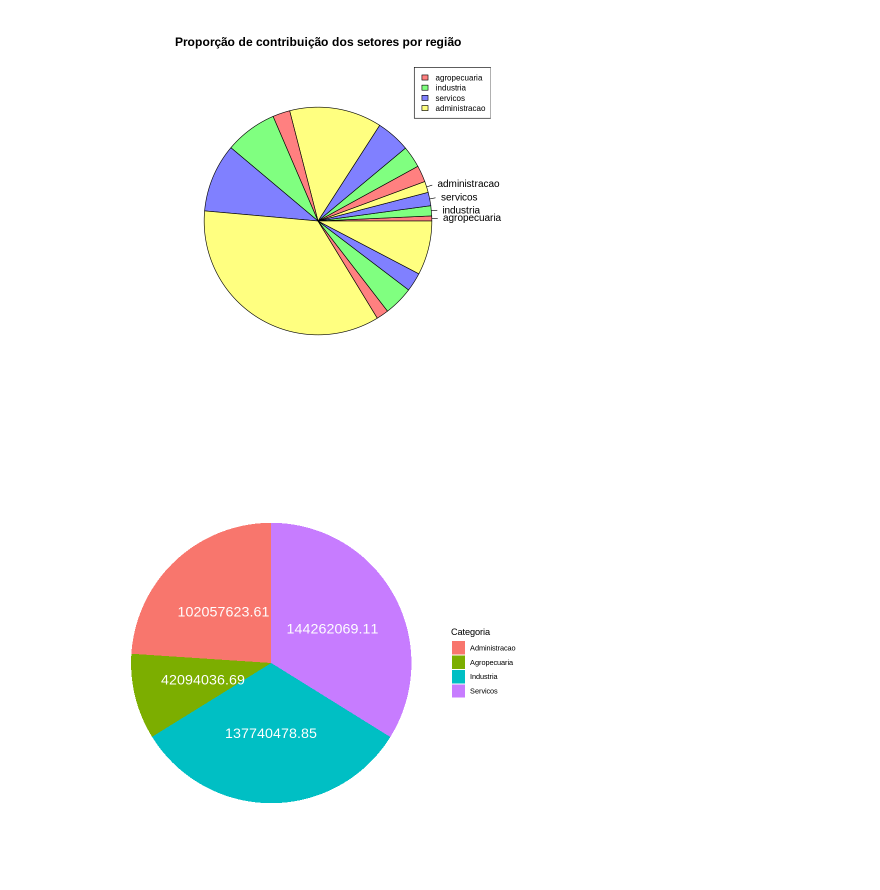
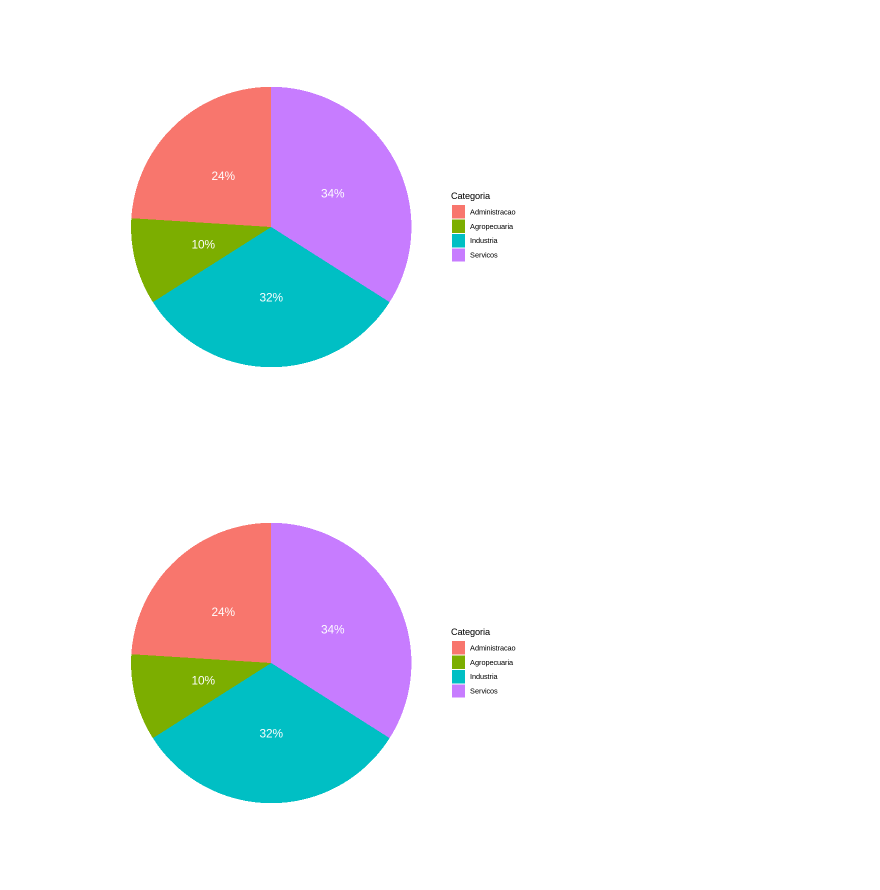
Before and after one commit to BrunoLoducca/Machine-Learning---Dados-com-Altas-Dimens-es, a Jupyter notebook: trabalho_estatistica_grafico_de_pizza.ipynb, the cells around one changed output. Drawn from its saved outputs; the diff is of its cells as text; code cells hidden in the pictures.

```diff
--- a/trabalho_estatistica_grafico_de_pizza.ipynb
+++ b/trabalho_estatistica_grafico_de_pizza.ipynb
@@ -156,6 +292,11 @@ print("")
 
 valores_administracao_Sul  = sum(valores_adicionados_Sul$Valor.adicionado.bruto.da.Administração..defesa..educação.e.saúde.públicas.e.seguridade.social...a.preços.correntes..R..1.000.)
 valores_administracao_Sul
+
+print("")
+
+totais_sul = valores_agropecuaria_Sul + valores_industria_Sul + valores_servicos_Sul + valores_administracao_Sul
+totais_sul
 # %% [output]
 A data.frame: 6 × 9
 |  | Nome.da.Grande.Região | Sigla.da.Unidade.da.Federação | Nome.da.Unidade.da.Federação | Nome.do.Município | ... |
@@ -197,6 +376,9 @@ print("")
 
 valores_administracao_Sudeste = sum(valores_adicionados_Sudeste$Valor.adicionado.bruto.da.Administração..defesa..educação.e.saúde.públicas.e.seguridade.social...a.preços.correntes..R..1.000.)
 valores_administracao_Sudeste
+
+totais_sudeste = valores_agropecuaria_Sudeste + valores_industria_Sudeste + valores_servicos_Sudeste + valores_administracao_Sudeste
+totais_sudeste
 # %% [output]
 A data.frame: 6 × 9
 |  | Nome.da.Grande.Região | Sigla.da.Unidade.da.Federação | Nome.da.Unidade.da.Federação | Nome.do.Município | ... |
@@ -217,13 +444,13 @@ A data.frame: 6 × 9
 # %%
 região = c("Norte", "Nordeste", "Sul", "Sudeste")
 
-agropecuaria = c(valores_agropecuaria_Norte, valores_agropecuaria_Nordeste, valores_agropecuaria_Sul, valores_agropecuaria_Sudeste)
+agropecuaria = c(proporcao_agro_norte, proporcao_agro_nordeste, proporcao_agro_sul, proporcao_agro_sudeste)
 
-industria = c(valores_industria_Norte, valores_industria_Nordeste, valores_industria_Sul, valores_industria_Sudeste)
+industria = c(proporcao_industria_norte, proporcao_industria_nordeste, proporcao_industria_sul, proporcao_industria_sudeste)
 
-servicos = c(valores_servicos_Norte, valores_servicos_Nordeste, valores_servicos_Sul, valores_servicos_Sudeste)
+servicos = c(proporcao_servicos_norte, proporcao_servicos_nordeste, proporcao_servicos_sul, proporcao_servicos_sudeste)
 
-administracao = c(valores_administracao_Norte, valores_administracao_Nordeste, valores_administracao_Sul, valores_administracao_Sudeste)
+administracao = c(proporcao_administracao_norte, proporcao_administracao_nordeste, proporcao_administracao_sul, proporcao_administracao_sudeste)
 
 # Criando um data frame
 
@@ -241,17 +481,0 @@ A data.frame: 4 × 5
-# %%
-dados <- data.frame(região, agropecuaria, industria, servicos, administracao)
-
-# Selecionar apenas as colunas relevantes para o gráfico de pizza
-dados_pizza <- dados[, c("agropecuaria", "industria", "servicos", "administracao")]
-
-# Calcular o total por região
-dados_pizza$total <- rowSums(dados_pizza[, -1])
-
-# Configurar as cores para cada setor da pizza
-cores <- c("#FF8080", "#80FF80", "#8080FF", "#FFFF80")
-
-# Criar o gráfico de pizza
-pie(dados_pizza$total, labels = dados$região, col = cores, main = "Distribuição por Região")
-
-# Adicionar legenda
-legend("topright", legend = names(dados_pizza)[-5], fill = cores, cex = 0.8)
@@ -273,51 +505,31 @@ valores
-# %%
-# Selecionar apenas as colunas relevantes para o gráfico de pizza
-dados_pizza <- dados_Norte[, c("agropecuaria", "industria", "servicos", "administracao")]
-
-rotulos = c("agropecuaria", "industria", "servicos", "administracao")
-
-dados_pizza = c(dados$agropecuaria, dados$industria, dados$servicos, dados$administracao)
-
-# Calcular o total por região
-#dados_pizza$total <- rowSums(dados_pizza)
-
-# Configurar as cores para cada setor da pizza
-cores <- c("#FF8080", "#80FF80", "#8080FF", "#FFFF80")
-
-# Criar o gráfico de pizza
-pie(dados_pizza, labels = rotulos, col = cores, main = "Proporção de contribuição dos setores por região")
-
-# Adicionar legenda
-legend("topright", legend = rotulos, fill = cores, cex = 0.8)
-# %% [output]
-[figure, removed]
 # %%
 # Instale o pacote ggplot2 se ainda não o tiver instalado
 # install.packages("ggplot2")
 
 library(ggplot2)
 
 # Crie os vetores de categoria e valor corretamente
 categorias <- c("Agropecuaria", "Industria", "Servicos", "Administracao")
 valores <- c(dados_Norte$agropecuaria, dados_Norte$industria, dados_Norte$servicos, dados_Norte$administracao)
 
 # Crie o dataframe com os dados
 dados_Norte <- data.frame(
   Categoria = categorias,
   Valor = valores
 )
 
 
 
 # Crie o gráfico de pizza
 grafico <- ggplot(dados_Norte, aes(x = "", y = Valor, fill = Categoria)) +
   geom_bar(stat = "identity", width = 1) +
   coord_polar(theta = "y") +
   labs(fill = "Categoria") +
   theme_void() +
-  geom_text(aes(label = Valor), position = position_stack(vjust = 0.5), color = "white", size = 6)
+  geom_text(aes(label = paste0((Valor), "%")), position = position_stack(vjust = 0.5), color = "white", size = 5)
 
 # Exiba o gráfico
 print(grafico)
 # %% [output]
-[figure, old version]
+[figure, new version]
+[figure, added]
```
Also changed, not shown: parts of 40 cells of this notebook.
